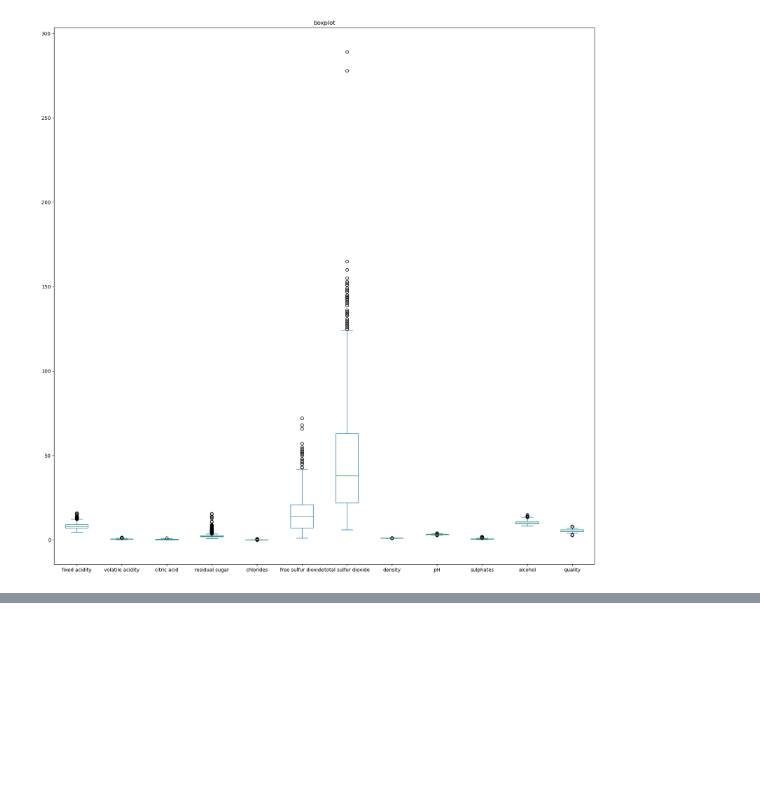
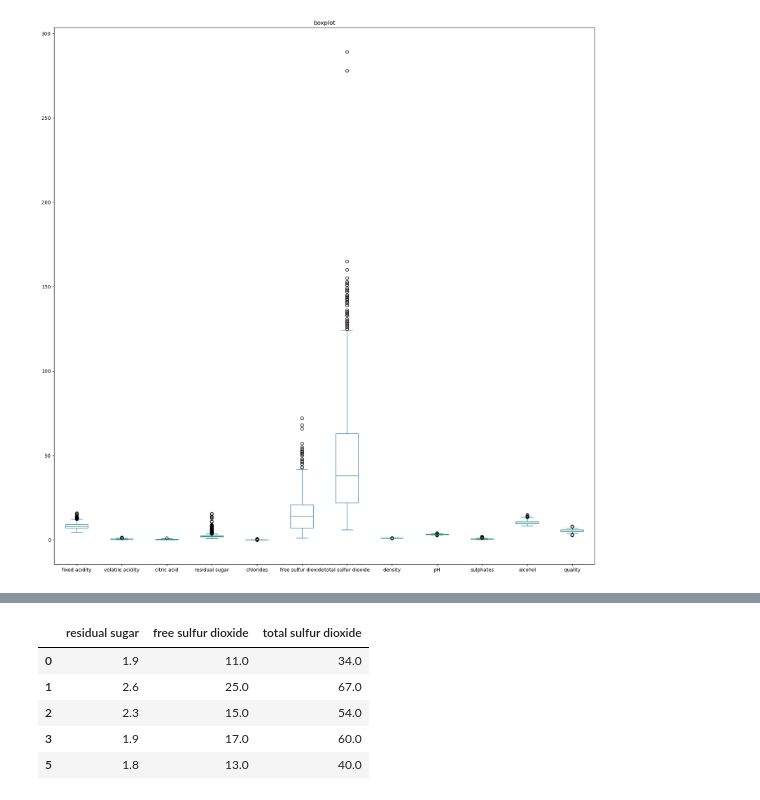
Before and after one commit to pvulya1/predicting_wine_quality, a Jupyter notebook: wine_eda.ipynb, the cells around one changed output, grey strips where cells are left out. Cells and saved outputs as stored; diff of their text form; code cells hidden in the pictures; blank space fills up the shorter version.

```diff
--- a/wine_eda.ipynb
+++ b/wine_eda.ipynb
@@ -106,0 +107,11 @@ To look at the nature of data distribution I touch on in the last cell - here ar
+# %%
+#let's take a deeper look at those variables
+outliers_vals = red_wines.loc[:,['residual sugar', 'free sulfur dioxide', 'total sulfur dioxide']]
+outliers_vals.head()
+# %% [output]
+|  | residual sugar | free sulfur dioxide | total sulfur dioxide |
+| 0 | 1.9 | 11.0 | 34.0 |
+| 1 | 2.6 | 25.0 | 67.0 |
+| 2 | 2.3 | 15.0 | 54.0 |
+| 3 | 1.9 | 17.0 | 60.0 |
+| 5 | 1.8 | 13.0 | 40.0 |
```
Also changed, not shown: parts of 6 cells of this notebook.
